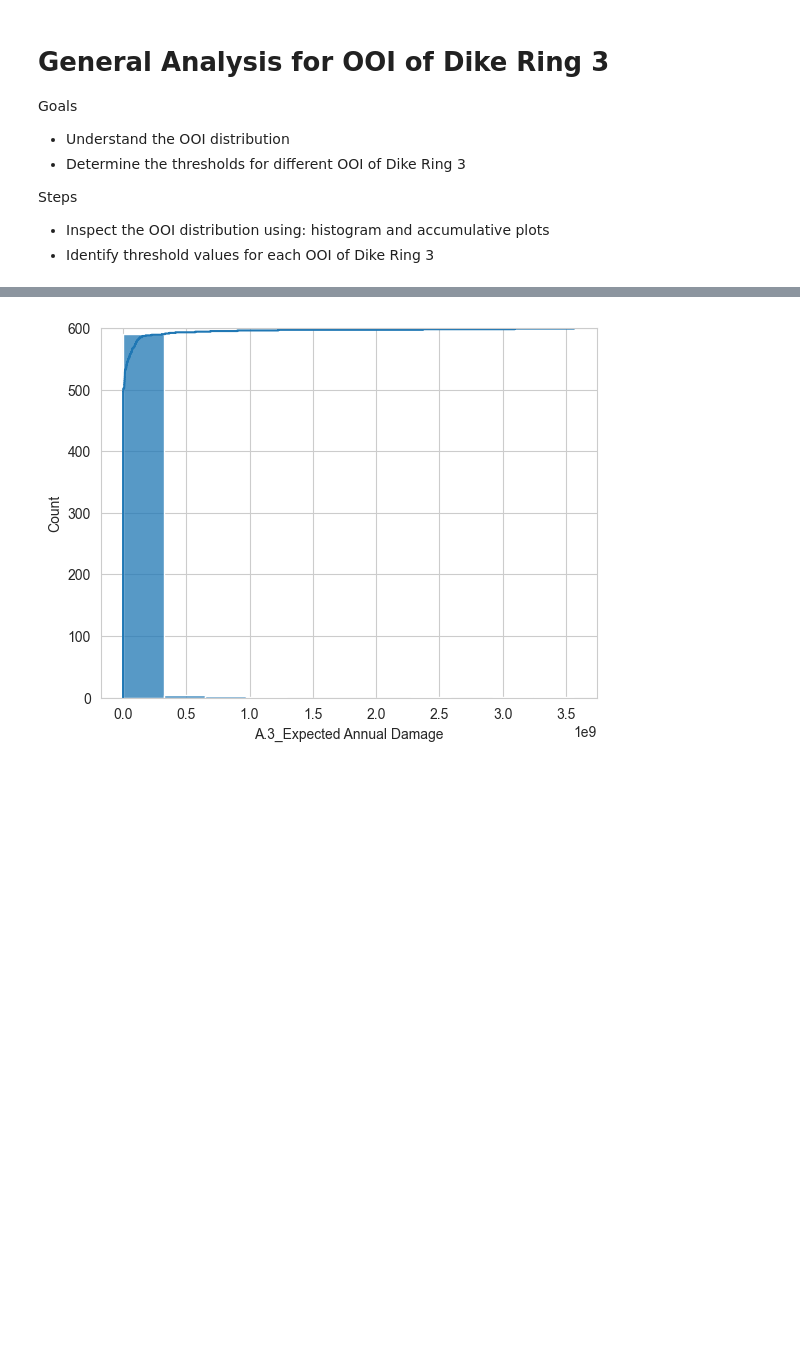
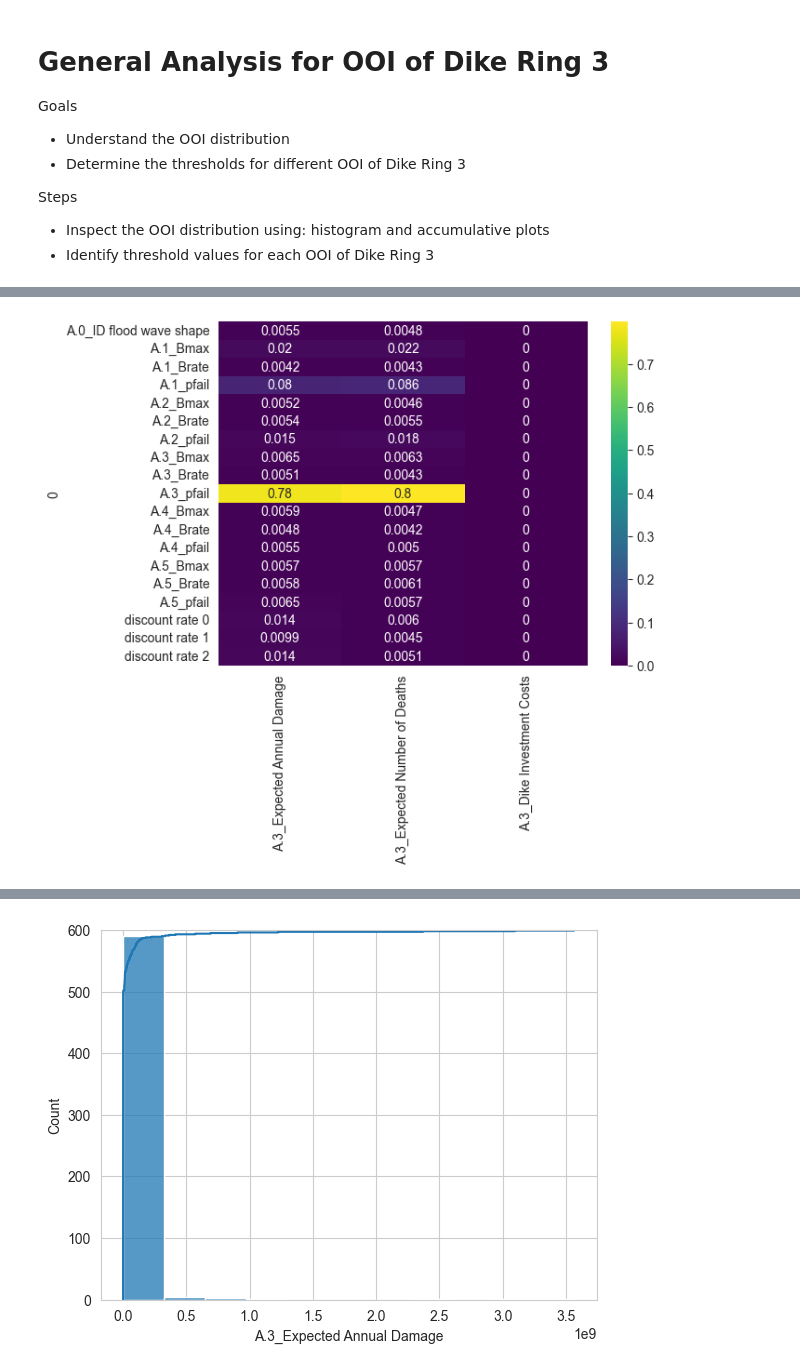
Before and after one commit to PancakeBun/epa141A_Labs_Group_Asians, a Jupyter notebook: final assignment/analysis.ipynb, the cells around one changed output, grey strips where cells are left out. Cells and saved outputs as stored; diff of their text form; code cells hidden in the pictures; blank space fills up the shorter version.

```diff
--- a/final assignment/analysis.ipynb
+++ b/final assignment/analysis.ipynb
@@ -42,0 +129,7 @@ Steps
+# %%
+scores = feature_scoring.get_feature_scores_all(experiment[uncertainties], df_outcomes[ooi_dr3],
+                                      max_features=0.6, mode=RuleInductionType.REGRESSION)
+sns.heatmap(scores, annot=True, cmap='viridis')
+plt.show()
+# %% [output]
+[figure, added]
```
Also changed, not shown: parts of 14 cells of this notebook.
